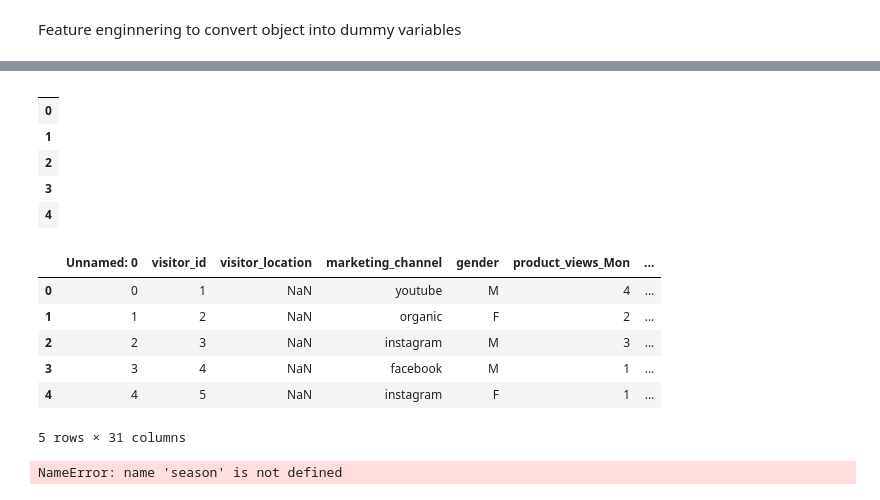
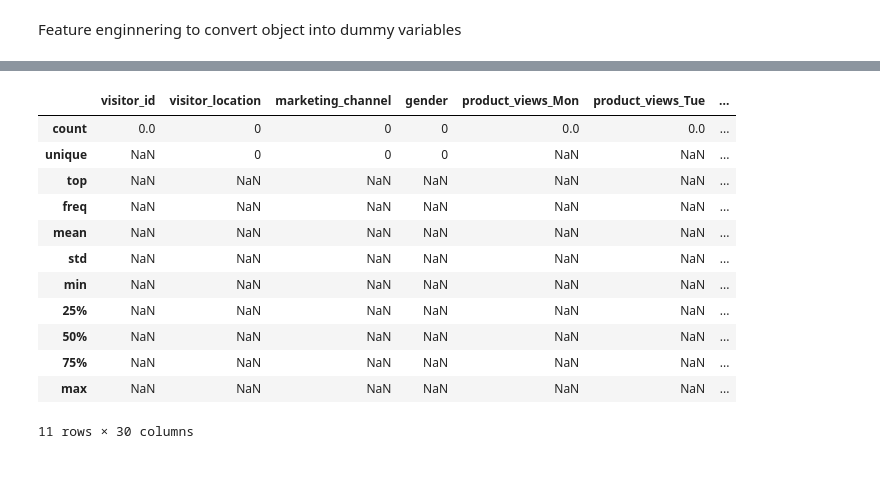
Before and after one commit to grappeefruitt/schulich_data_science, a Jupyter notebook: final_exam.ipynb, the cells around one changed output, grey strips where cells are left out. Cells and saved outputs as stored; diff of their text form; code cells hidden in the pictures; blank space fills up the shorter version.

```diff
--- a/final_exam.ipynb
+++ b/final_exam.ipynb
@@ -403 +383,17 @@ df2['visitor_location'] = df2['visitor_location'].map(location_mapping)
+# %%
+df2[df2['converted_Fri']=='1'].describe(include='all')
+# %% [output]
+|  | visitor_id | visitor_location | marketing_channel | gender | product_views_Mon | product_views_Tue | ... |
+| count | 0.0 | 0 | 0 | 0 | 0.0 | 0.0 | ... |
+| unique | NaN | 0 | 0 | 0 | NaN | NaN | ... |
+| top | NaN | NaN | NaN | NaN | NaN | NaN | ... |
+| freq | NaN | NaN | NaN | NaN | NaN | NaN | ... |
+| mean | NaN | NaN | NaN | NaN | NaN | NaN | ... |
+| std | NaN | NaN | NaN | NaN | NaN | NaN | ... |
+| min | NaN | NaN | NaN | NaN | NaN | NaN | ... |
+| 25% | NaN | NaN | NaN | NaN | NaN | NaN | ... |
+| 50% | NaN | NaN | NaN | NaN | NaN | NaN | ... |
+| 75% | NaN | NaN | NaN | NaN | NaN | NaN | ... |
+| max | NaN | NaN | NaN | NaN | NaN | NaN | ... |
+11 rows × 30 columns
 # %%
@@ -405,9 +400,0 @@ location_dummies = pd.get_dummies(df2['visitor_location'], dtype=int)
-# %%
-location_dummies.head()
-# %% [output]
-|  |
-| 0 |
-| 1 |
-| 2 |
-| 3 |
-| 4 |
@@ -416,14 +400,0 @@ df2 = pd.concat([df2,location_dummies], axis=1)
-# %%
-df2.head()
-# %% [output]
-|  | Unnamed: 0 | visitor_id | visitor_location | marketing_channel | gender | product_views_Mon | ... |
-| 0 | 0 | 1 | NaN | youtube | M | 4 | ... |
-| 1 | 1 | 2 | NaN | organic | F | 2 | ... |
-| 2 | 2 | 3 | NaN | instagram | M | 3 | ... |
-| 3 | 3 | 4 | NaN | facebook | M | 1 | ... |
-| 4 | 4 | 5 | NaN | instagram | F | 1 | ... |
-5 rows × 31 columns
-# %%
-season
-# %% [output]
-NameError: name 'season' is not defined
```
Also changed, not shown: parts of 101 cells of this notebook, 1 other file.
